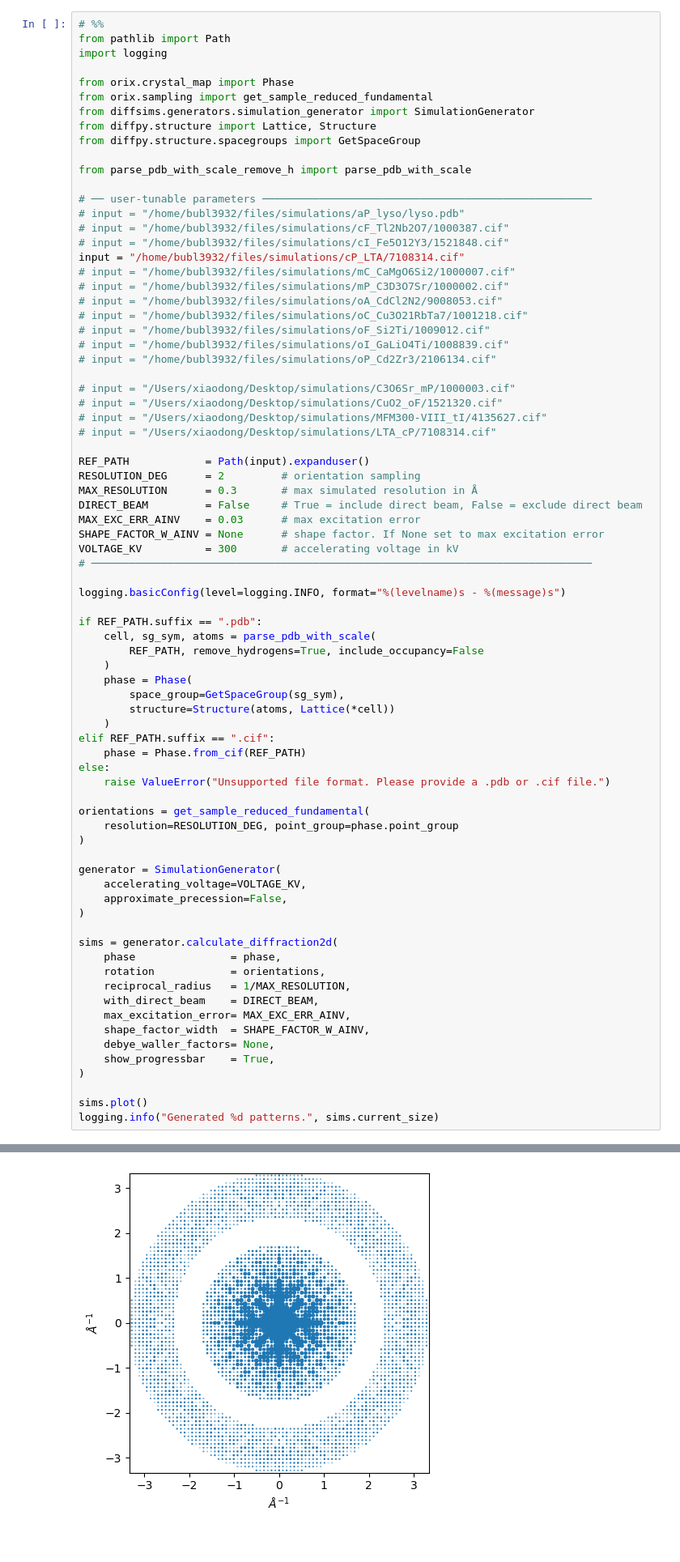
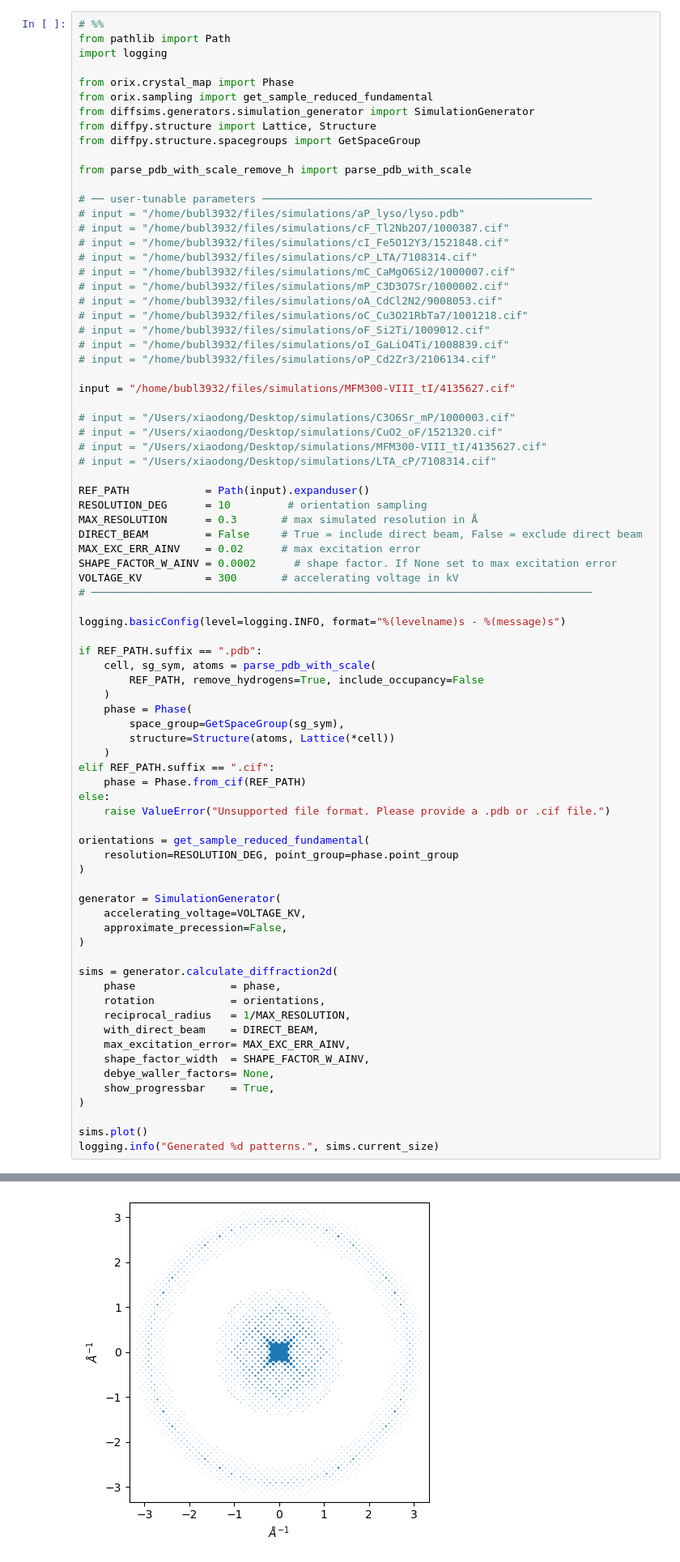
Before and after one commit to bstrb/simSSED, a Jupyter notebook: notebook/simulate_PDB_CIF.ipynb, the cells around one changed output, grey strips where cells are left out. Shown at 81% size. Cells and saved outputs as stored; diff of their text form.

```diff
--- a/notebook/simulate_PDB_CIF.ipynb
+++ b/notebook/simulate_PDB_CIF.ipynb
@@ -18,7 +18,7 @@ from parse_pdb_with_scale_remove_h import parse_pdb_with_scale
 # input = "/home/bubl3932/files/simulations/aP_lyso/lyso.pdb"
 # input = "/home/bubl3932/files/simulations/cF_Tl2Nb2O7/1000387.cif"
 # input = "/home/bubl3932/files/simulations/cI_Fe5O12Y3/1521848.cif"
-input = "/home/bubl3932/files/simulations/cP_LTA/7108314.cif"
+# input = "/home/bubl3932/files/simulations/cP_LTA/7108314.cif"
 # input = "/home/bubl3932/files/simulations/mC_CaMgO6Si2/1000007.cif"
 # input = "/home/bubl3932/files/simulations/mP_C3D3O7Sr/1000002.cif"
 # input = "/home/bubl3932/files/simulations/oA_CdCl2N2/9008053.cif"
@@ -27,17 +27,19 @@ input = "/home/bubl3932/files/simulations/cP_LTA/7108314.cif"
 # input = "/home/bubl3932/files/simulations/oI_GaLiO4Ti/1008839.cif"
 # input = "/home/bubl3932/files/simulations/oP_Cd2Zr3/2106134.cif"
 
+input = "/home/bubl3932/files/simulations/MFM300-VIII_tI/4135627.cif"
+
 # input = "/Users/xiaodong/Desktop/simulations/C3O6Sr_mP/1000003.cif"
 # input = "/Users/xiaodong/Desktop/simulations/CuO2_oF/1521320.cif"
 # input = "/Users/xiaodong/Desktop/simulations/MFM300-VIII_tI/4135627.cif"
 # input = "/Users/xiaodong/Desktop/simulations/LTA_cP/7108314.cif"
 
 REF_PATH            = Path(input).expanduser()
-RESOLUTION_DEG      = 2         # orientation sampling
+RESOLUTION_DEG      = 10         # orientation sampling
 MAX_RESOLUTION      = 0.3       # max simulated resolution in Å
 DIRECT_BEAM         = False     # True = include direct beam, False = exclude direct beam
-MAX_EXC_ERR_AINV    = 0.03      # max excitation error
-SHAPE_FACTOR_W_AINV = None      # shape factor. If None set to max excitation error
+MAX_EXC_ERR_AINV    = 0.02      # max excitation error
+SHAPE_FACTOR_W_AINV = 0.0002      # shape factor. If None set to max excitation error
 VOLTAGE_KV          = 300       # accelerating voltage in kV
 # ───────────────────────────────────────────────────────────────────────────────
 
@@ -83,4 +85,4 @@ INFO - Generated 300 patterns.
-[figure, old version]
+[figure, new version]
 # %% [markdown]
 <!-- # %% [markdown] -->
 # 2. Write simulated patterns into HDF5 and helper files
```
Also changed, not shown: parts of 3 cells of this notebook, 2 other files.
